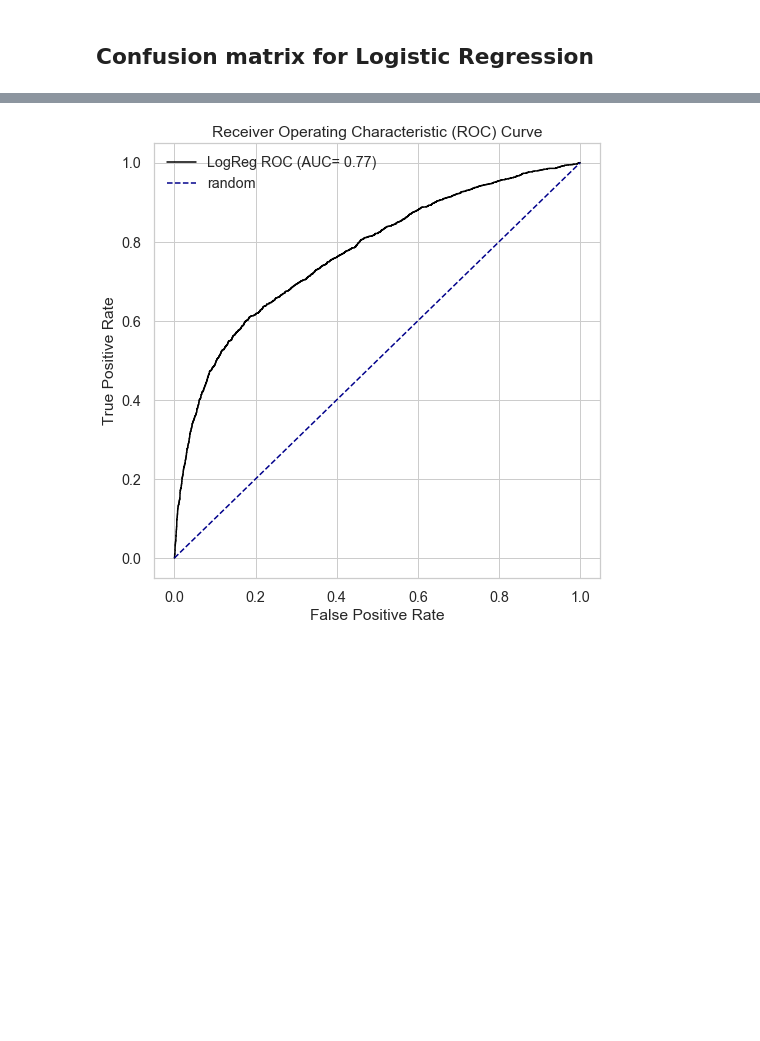
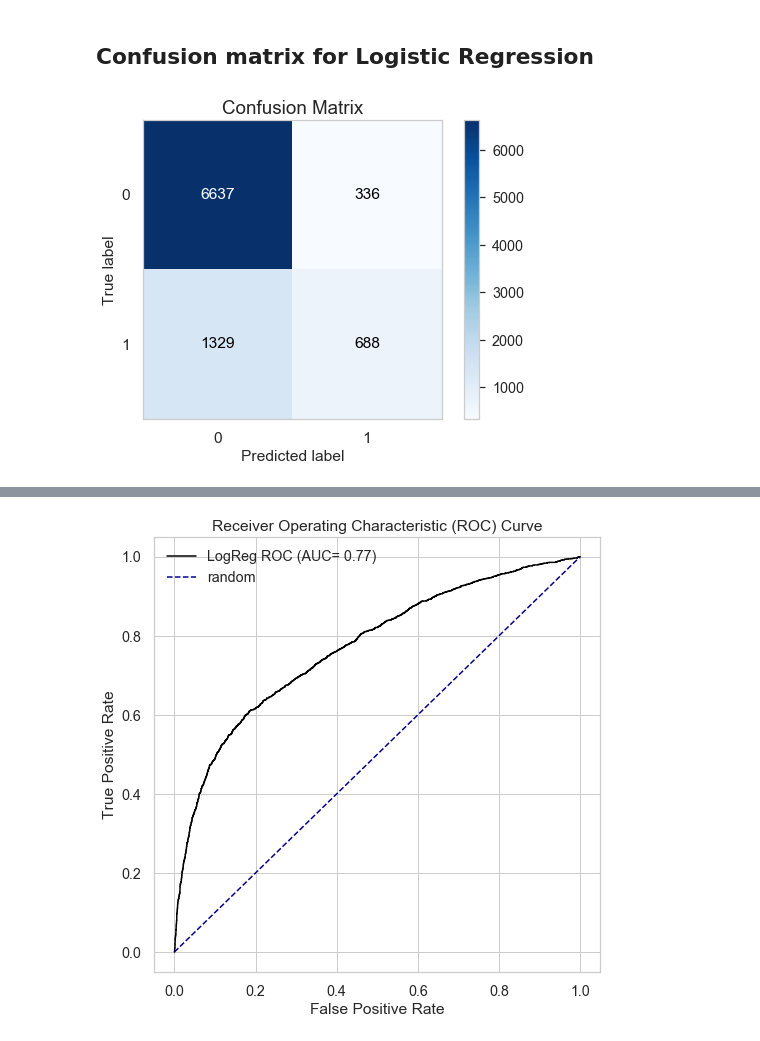
Before and after one commit to mariosfish/machine_learning_classification, a Jupyter notebook: Default of credit card clients/Default of credit card clients - Model 4 with kmeans.ipynb, the cells around one changed output, grey strips where cells are left out. Saved outputs shown, nothing was run; the diff lists cells and outputs as text; code cells hidden in the pictures; blank space fills up the shorter version.

```diff
--- a/Default of credit card clients/Default of credit card clients - Model 4 with kmeans.ipynb
+++ b/Default of credit card clients/Default of credit card clients - Model 4 with kmeans.ipynb
@@ -378,5 +380,12 @@ AUC: 0.77
 # %% [markdown]
 ## Confusion matrix for Logistic Regression
+# %%
+import scikitplot as skplt
+skplt.metrics.plot_confusion_matrix(y_test, log_pred, normalize=False,)
+
+plt.show()
+# %% [output]
+[figure, added]
 # %%
 cm = ConfusionMatrix(logreg, is_fitted=True)
 cm.score(X_test, y_test)
```
Also changed, not shown: parts of 11 cells of this notebook.
